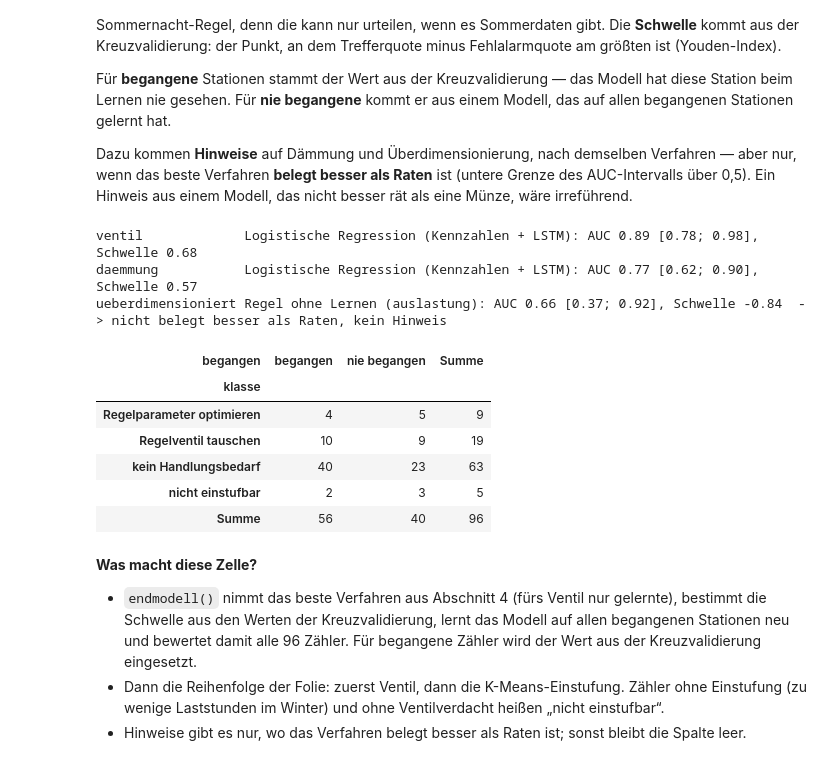
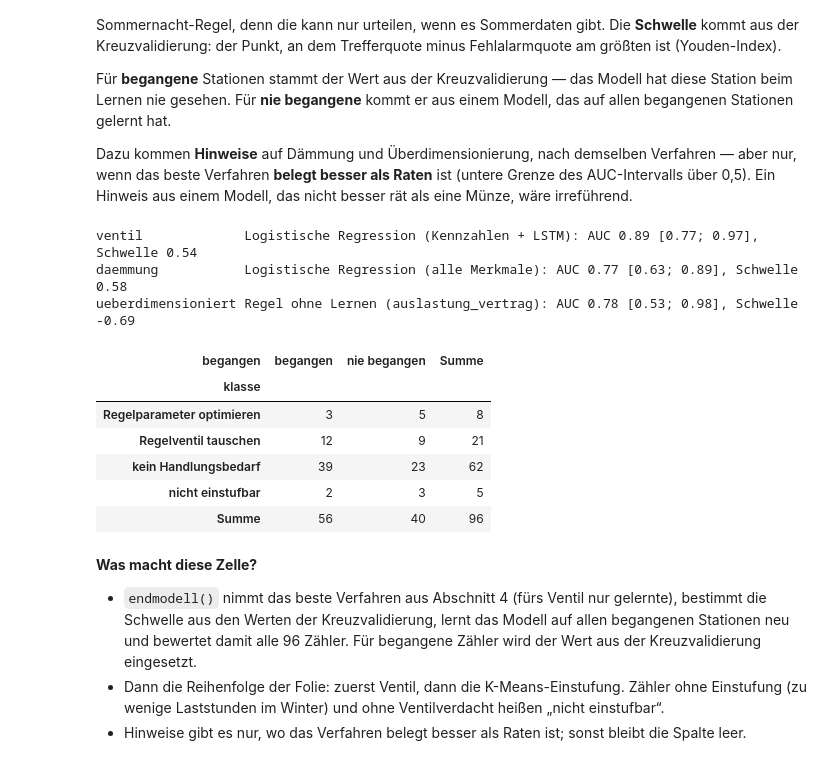
Before and after one commit to ivelinayna/projektseminar, a Jupyter notebook: notebooks/22_xgboost_fehlerklassen.ipynb, the cells around one changed output. Drawn from its saved outputs; the diff is of its cells as text; code cells hidden in the pictures.

```diff
--- a/notebooks/22_xgboost_fehlerklassen.ipynb
+++ b/notebooks/22_xgboost_fehlerklassen.ipynb
@@ -73,11 +86,13 @@ waechter = vorher.groupby("zaehler").agg(
     waechter_anteil_auffaellig=("auffaellig", "mean"))
 
 merkmale = kz.join(emb).join(waechter)
+KENNZAHLEN = [c for c in kz.columns if c != "auslastung_vertrag"]      # wie Notebook 20
 GRUPPEN = {
-    "Kennzahlen (Notebook 18)": list(kz.columns),
+    "Kennzahlen (Notebook 18)": KENNZAHLEN,
     "LSTM-Embedding (Notebook 20)": list(emb.columns),
     "Wächter (Notebook 21)": list(waechter.columns),
 }
+print(f"merkmale: {merkmale.shape[0]} Zähler × {merkmale.shape[1]} Spalten")
 pd.DataFrame({"Spalten": {g: len(s) for g, s in GRUPPEN.items()},
               "Zähler mit Werten": {g: int(merkmale[s].notna().all(axis=1).sum()) for g, s in GRUPPEN.items()}})
 # %% [output]
@@ -191,8 +258,6 @@ daneben:
 Geprüft wird auf derselben Basis wie in Notebook 20: begangene Zähler mit
 Winter-Embedding und Sommerwerten. Das dauert einige Minuten.
 # %%
-ZIELE = ["ventil", "daemmung", "ueberdimensioniert", "filter", "durchfluss", "temperatur"]
-KENNZAHLEN = GRUPPEN["Kennzahlen (Notebook 18)"]
 MERKMALSSAETZE = {
     "nur Kennzahlen": KENNZAHLEN,
     "Kennzahlen + LSTM": KENNZAHLEN + GRUPPEN["LSTM-Embedding (Notebook 20)"],
@@ -207,8 +272,17 @@ KOMBIS = [
     ("XGBoost Tiefe 1", "alle Merkmale"),
     ("XGBoost Tiefe 2–3", "alle Merkmale"),
 ]
-REGELN = {"ventil": ("sommer_durchlauf_anteil", +1), "ueberdimensioniert": ("auslastung", -1)}
+REGELN = {"ventil": ("sommer_durchlauf_anteil", +1), "ueberdimensioniert": ("auslastung_vertrag", -1)}
 SPLITS = {"Station ausgelassen": None, "Straße ausgelassen": "strasse_gruppe"}
+
+
+def spalten_fuer(ziel, satz):
+    # Überdimensionierung: Auslastung zum Vertrag vor der Begehung statt zum Anschlusswert
+    spalten = MERKMALSSAETZE[satz]
+    if ziel == "ueberdimensioniert":
+        spalten = ["auslastung_vertrag" if c == "auslastung" else c for c in spalten]
+    return spalten
+
 
 daten = labels.join(merkmale, how="inner")
 daten = daten.dropna(subset=[c for c in emb.columns if "w2324" in c] + ["sommer_durchlauf_anteil"])
@@ -231,7 +305,7 @@ for ziel in ZIELE:
                 spalte, richtung = regel
                 s = (richtung * d[spalte].fillna(d[spalte].median())).to_numpy()     # fehlender Wert = Median
             else:
-                s = verschachtelt(name, d[MERKMALSSAETZE[satz]], y, gruppen)
+                s = verschachtelt(name, d[spalten_fuer(ziel, satz)], y, gruppen)
             scores[(ziel, split, name, satz)] = s
             auc, unten, oben = auc_mit_intervall(y, s)
             zeilen.append({"Ziel": ziel, "Split": split, "Modell": name, "Merkmale": satz, "n": len(y), "Fälle": int(y.sum()),
@@ -417,12 +499,13 @@ fig, axes = plt.subplots(1, 3, figsize=(16, 4.5))
 paare = []
 for ax, ziel in zip(axes, ERKLAEREN):
     d = daten.dropna(subset=[ziel])
-    X, y = d[ALLE], d[ziel].astype(int).to_numpy()
+    spalten = spalten_fuer(ziel, "alle Merkmale")
+    X, y = d[spalten], d[ziel].astype(int).to_numpy()
     xgb = XGBAusgeglichen(max_depth=2, learning_rate=0.05, n_estimators=300, subsample=0.8, colsample_bytree=0.8,
                           min_child_weight=2, n_jobs=1, random_state=SEED, verbosity=0).fit(X, y)
     matrix = xgboost.DMatrix(X, missing=np.nan)
     beitraege = xgb.get_booster().predict(matrix, pred_contribs=True)[:, :-1]
-    wichtig = pd.Series(np.abs(beitraege).mean(axis=0), index=ALLE).sort_values().tail(8)
+    wichtig = pd.Series(np.abs(beitraege).mean(axis=0), index=spalten).sort_values().tail(8)
     ax.barh(wichtig.index, wichtig.values, color="#2563EB")
     ax.set_title(f"{ziel}: mittlerer |SHAP|-Beitrag")
     ax.spines[["top", "right"]].set_visible(False)
@@ -431,7 +514,7 @@ for ax, ziel in zip(axes, ERKLAEREN):
     np.fill_diagonal(inter, 0)
     i, j = np.unravel_index(np.argsort(inter, axis=None)[::-1][:6:2], inter.shape)   # symmetrisch: jedes Paar steht zweimal
     for a, b in zip(i, j):
-        paare.append({"Ziel": ziel, "Merkmal A": ALLE[a], "Merkmal B": ALLE[b], "mittlerer |Beitrag| des Paares": 2 * inter[a, b]})
+        paare.append({"Ziel": ziel, "Merkmal A": spalten[a], "Merkmal B": spalten[b], "mittlerer |Beitrag| des Paares": 2 * inter[a, b]})
 fig.tight_layout()
 plt.show()
 pd.DataFrame(paare).round(3)
@@ -532,43 +617,47 @@ def endmodell(ziel, nur_gelernt=False):
     oof = pd.Series(scores[(ziel, split, t["Modell"], t["Merkmale"])], index=d.index)
     fpr, tpr, schwellen = roc_curve(y, oof)
     schwelle = schwellen[np.argmax(tpr - fpr)]
+    x_alle = merkmale.copy()
+    if ziel == "ueberdimensioniert":
+        # nie begangene haben kein Protokoll; für sie ist der Anschlusswert der aktuelle Vertrag
+        x_alle["auslastung_vertrag"] = x_alle["auslastung_vertrag"].fillna(x_alle["auslastung"])
     if t["Modell"] == "Regel ohne Lernen":
         spalte, richtung = REGELN[ziel]
-        wert = richtung * merkmale[spalte].fillna(daten[spalte].median())
+        wert = richtung * x_alle[spalte].fillna(daten[spalte].median())
     else:
-        spalten = MERKMALSSAETZE[t["Merkmale"]]
+        spalten = spalten_fuer(ziel, t["Merkmale"])
         schaetzer, raster = modell(t["Modell"])
         suche = GridSearchCV(schaetzer, raster, cv=StratifiedKFold(4, shuffle=True, random_state=SEED), scoring="roc_auc").fit(d[spalten], y)
-        wert = pd.Series(suche.predict_proba(merkmale[spalten])[:, 1], index=merkmale.index)
-        wert.loc[oof.index] = oof                      # begangene: Wert aus der Kreuzvalidierung
+        wert = pd.Series(suche.predict_proba(x_alle[spalten])[:, 1], index=merkmale.index)
+    wert.loc[oof.index] = oof                          # begangene: Wert aus der Kreuzvalidierung
     belegt = t["unten"] > 0.5
     print(f"{ziel:18s} {t['Modell']} ({t['Merkmale']}): AUC {t['AUC']:.2f} [{t['unten']:.2f}; {t['oben']:.2f}], "
           f"Schwelle {schwelle:.2f}{'' if belegt else '  -> nicht belegt besser als Raten, kein Hinweis'}")
     return wert, schwelle, belegt
 
 
 p_ventil, s_ventil, _ = endmodell("ventil", nur_gelernt=True)
 w_daemmung, s_daemmung, daemmung_belegt = endmodell("daemmung")
 w_vertrag, s_vertrag, vertrag_belegt = endmodell("ueberdimensioniert")
 
 klassen = pd.DataFrame({"p_ventil": p_ventil})
 klassen["kmeans"] = kmeans["einstufung"].reindex(klassen.index)
 klassen["begangen"] = klassen.index.isin(labels.index)
 klassen["klasse"] = np.select(
     [klassen["p_ventil"] >= s_ventil, klassen["kmeans"] == "schlechter", klassen["kmeans"] == "Optimum"],
     ["Regelventil tauschen", "Regelparameter optimieren", "kein Handlungsbedarf"], "nicht einstufbar")
 klassen["hinweis_daemmung"] = (w_daemmung >= s_daemmung) if daemmung_belegt else np.nan
 klassen["hinweis_vertrag"] = (w_vertrag >= s_vertrag) if vertrag_belegt else np.nan
 pd.crosstab(klassen["klasse"], klassen["begangen"].map({True: "begangen", False: "nie begangen"}), margins=True, margins_name="Summe")
 # %% [output]
-ventil             Logistische Regression (Kennzahlen + LSTM): AUC 0.89 [0.78; 0.98], Schwelle 0.68
-daemmung           Logistische Regression (Kennzahlen + LSTM): AUC 0.77 [0.62; 0.90], Schwelle 0.57
-ueberdimensioniert Regel ohne Lernen (auslastung): AUC 0.66 [0.37; 0.92], Schwelle -0.84  -> nicht belegt besser als Raten, kein Hinweis
+ventil             Logistische Regression (Kennzahlen + LSTM): AUC 0.89 [0.77; 0.97], Schwelle 0.54
+daemmung           Logistische Regression (alle Merkmale): AUC 0.77 [0.63; 0.89], Schwelle 0.58
+ueberdimensioniert Regel ohne Lernen (auslastung_vertrag): AUC 0.78 [0.53; 0.98], Schwelle -0.69
 | begangen | begangen | nie begangen | Summe |
 | klasse |  |  |  |
-| Regelparameter optimieren | 4 | 5 | 9 |
-| Regelventil tauschen | 10 | 9 | 19 |
-| kein Handlungsbedarf | 40 | 23 | 63 |
+| Regelparameter optimieren | 3 | 5 | 8 |
+| Regelventil tauschen | 12 | 9 | 21 |
+| kein Handlungsbedarf | 39 | 23 | 62 |
 | nicht einstufbar | 2 | 3 | 5 |
 | Summe | 56 | 40 | 96 |
 # %% [markdown]
```
Also changed, not shown: parts of 30 cells of this notebook.
